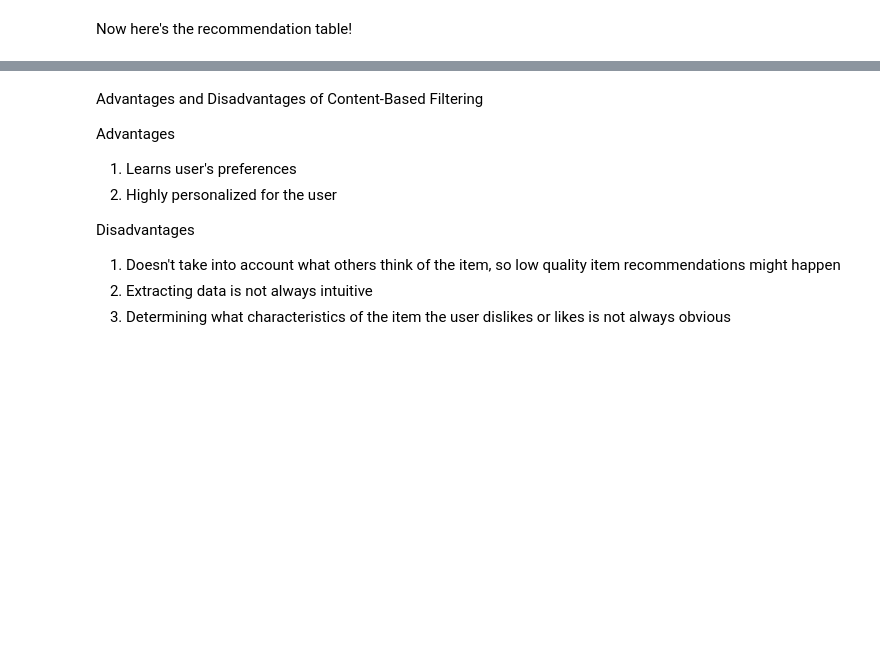
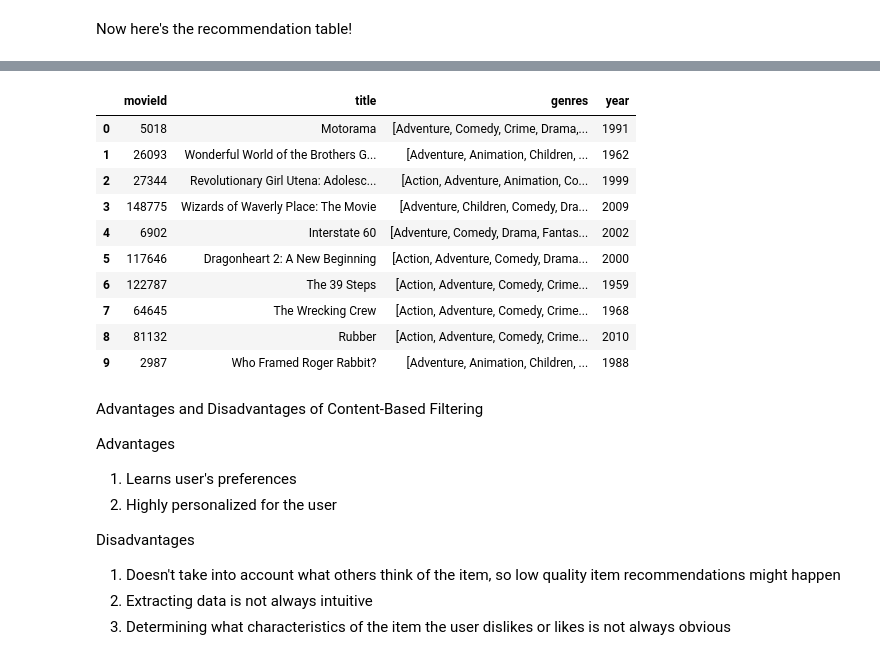
Before and after one commit to prasanna6813/Movies-Recommedation-System, a Jupyter notebook: Movies Recommendation System.ipynb, the cells around one changed output, grey strips where cells are left out. Cells and saved outputs as stored; diff of their text form; code cells hidden in the pictures; blank space fills up the shorter version.

```diff
--- a/Movies Recommendation System.ipynb
+++ b/Movies Recommendation System.ipynb
@@ -271,3 +275,18 @@ cbrs.head(10)
+# %%
+cbrs.drop(cbrs.columns[1], axis=1, inplace=True)
+cbrs.head(10)
+# %% [output]
+|  | movieId | title | genres | year |
+| 0 | 5018 | Motorama | [Adventure, Comedy, Crime, Drama,... | 1991 |
+| 1 | 26093 | Wonderful World of the Brothers G... | [Adventure, Animation, Children, ... | 1962 |
+| 2 | 27344 | Revolutionary Girl Utena: Adolesc... | [Action, Adventure, Animation, Co... | 1999 |
+| 3 | 148775 | Wizards of Waverly Place: The Movie | [Adventure, Children, Comedy, Dra... | 2009 |
+| 4 | 6902 | Interstate 60 | [Adventure, Comedy, Drama, Fantas... | 2002 |
+| 5 | 117646 | Dragonheart 2: A New Beginning | [Action, Adventure, Comedy, Drama... | 2000 |
+| 6 | 122787 | The 39 Steps | [Action, Adventure, Comedy, Crime... | 1959 |
+| 7 | 64645 | The Wrecking Crew | [Action, Adventure, Comedy, Crime... | 1968 |
+| 8 | 81132 | Rubber | [Action, Adventure, Comedy, Crime... | 2010 |
+| 9 | 2987 | Who Framed Roger Rabbit? | [Adventure, Animation, Children, ... | 1988 |
 # %% [markdown]
 Advantages and Disadvantages of Content-Based Filtering
 
```
Also changed, not shown: parts of 10 cells of this notebook.
